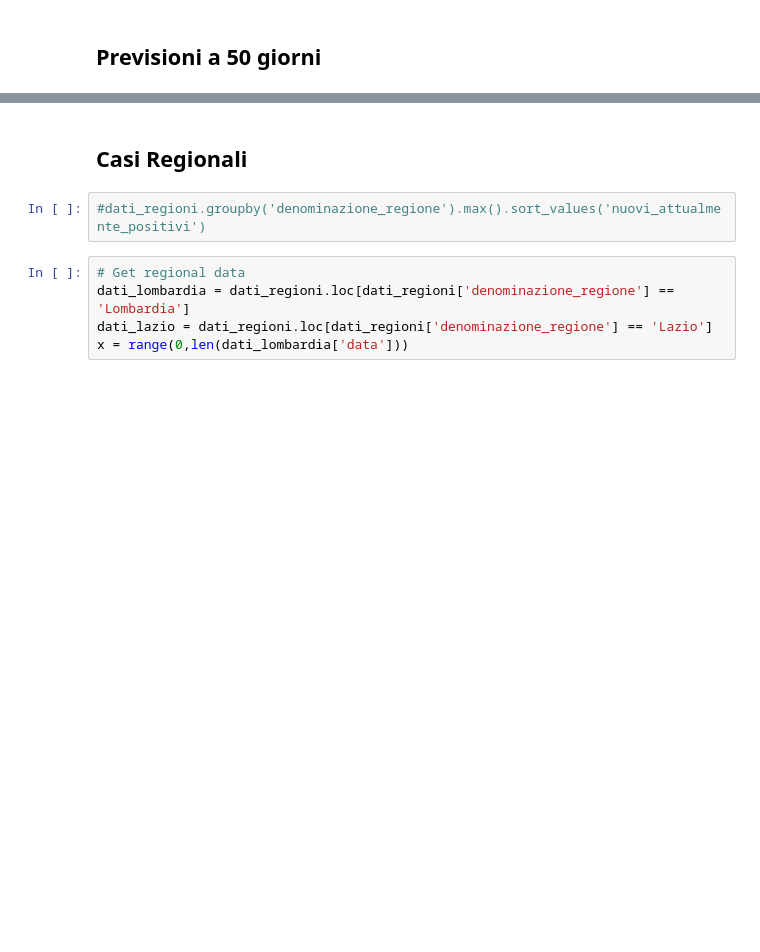
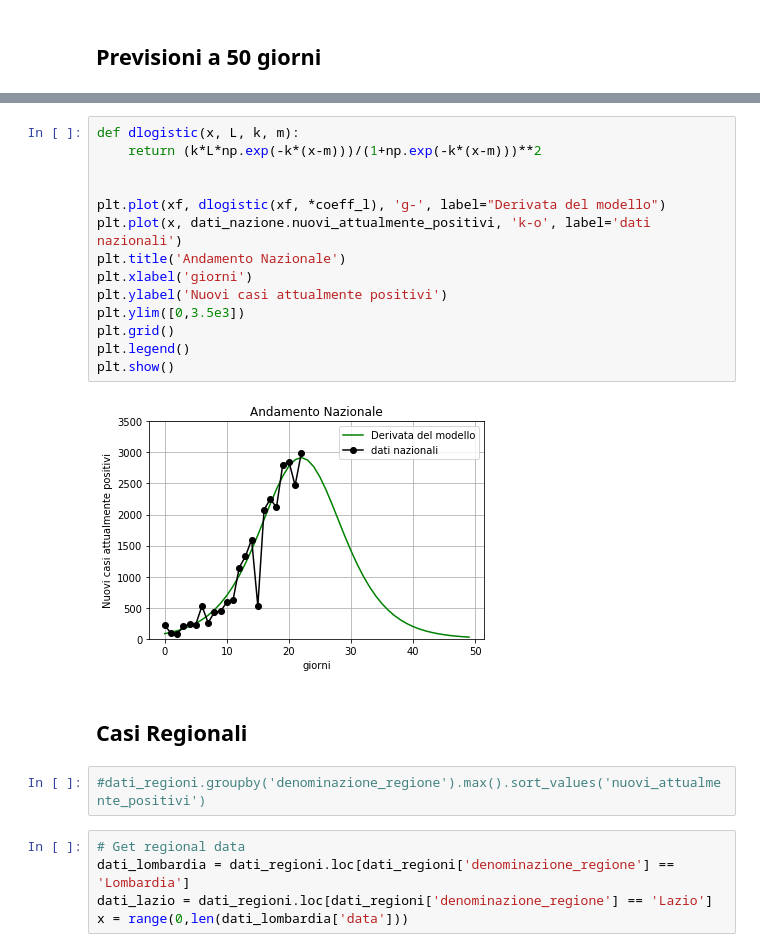
Before and after one commit to ugol/covid19-analysisnotebook, a Jupyter notebook: covid19-analysis.ipynb, the cells around one changed output, grey strips where cells are left out. Cells and saved outputs as stored; diff of their text form; blank space fills up the shorter version.

```diff
--- a/covid19-analysis.ipynb
+++ b/covid19-analysis.ipynb
@@ -113,3 +119,19 @@ plt.show()
+# %%
+def dlogistic(x, L, k, m):
+    return (k*L*np.exp(-k*(x-m)))/(1+np.exp(-k*(x-m)))**2
+
+
+plt.plot(xf, dlogistic(xf, *coeff_l), 'g-', label="Derivata del modello")
+plt.plot(x, dati_nazione.nuovi_attualmente_positivi, 'k-o', label='dati nazionali')
+plt.title('Andamento Nazionale')
+plt.xlabel('giorni')
+plt.ylabel('Nuovi casi attualmente positivi')
+plt.ylim([0,3.5e3])
+plt.grid()
+plt.legend()
+plt.show()
+# %% [output]
+[figure, added]
 # %% [markdown]
 ## Casi Regionali
 # %%
```
Also changed, not shown: parts of 7 cells of this notebook.
